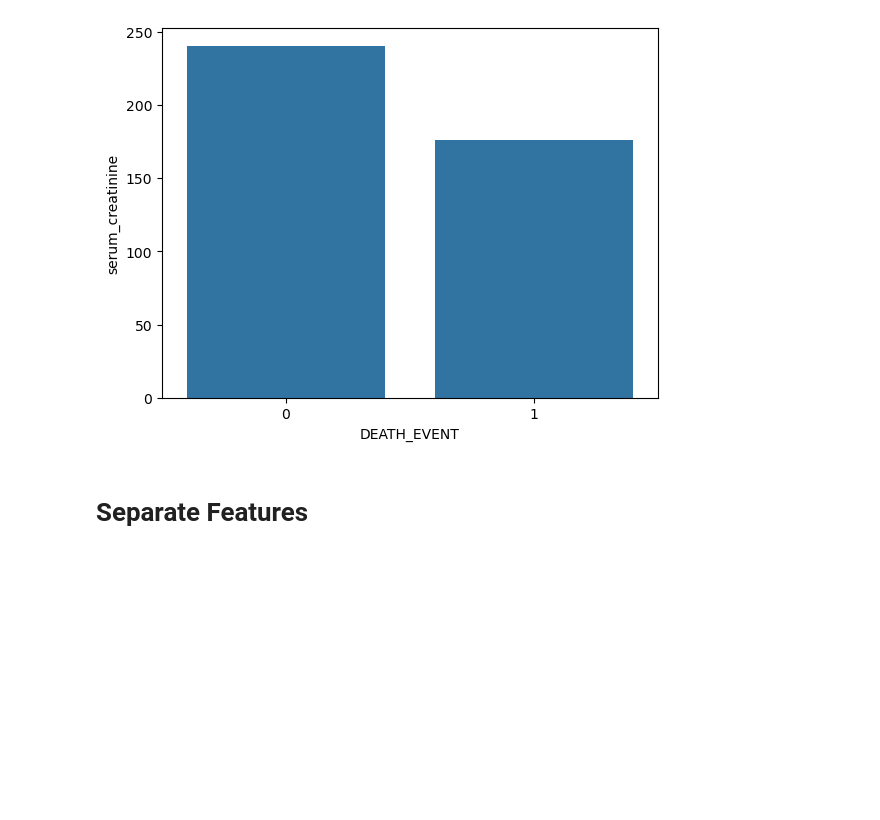
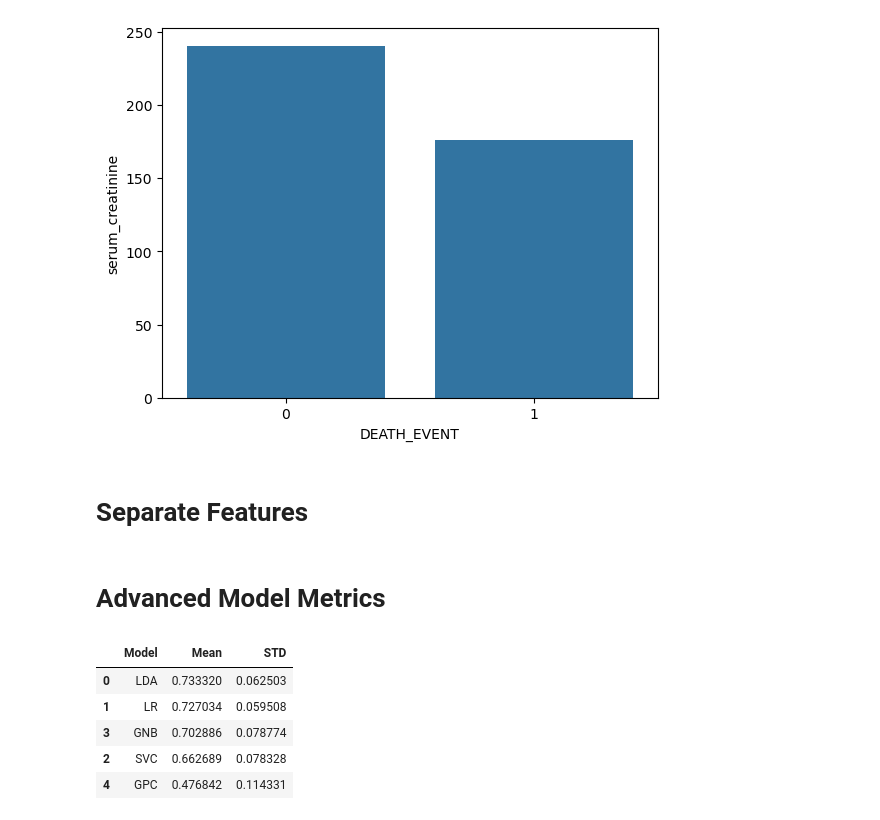
Before and after one commit to MaukanMir/Survival-Patient-Heart-Failure-Classification, a Jupyter notebook: training.ipynb, the cells around one changed output. Cells and saved outputs as stored; diff of their text form; code cells hidden in the pictures; blank space fills up the shorter version.

Commit message:
added new models

```diff
--- a/training.ipynb
+++ b/training.ipynb
@@ -93,6 +93,7 @@ def testing_selected_models(names:list, models:list, X:pd.DataFrame, y:pd.Series
         })
     performance_df = pd.DataFrame(model_performance)
     return performance_df.sort_values(by="Mean", ascending=False)
+
 def get_selected_models(names):
   """
   Returns selected models for ML processing
@@ -116,6 +117,22 @@ def get_selected_models(names):
     "XGB": XGBClassifier(),
     "MN": MultinomialNB()
   }
+
+  return [models[model] for model in names]
+
+def get_over_sampling_methods(X, y, name):
+
+  sampling_models = {
+    "KNN-SMOTE":SMOTE(k_neighbors=5, random_state=42),
+    "BL-SMOTE": BorderlineSMOTE(kind='borderline-1', random_state=42),
+    "SMOTE": SMOTE(),
+    "ADASYN": ADASYN(random_state=42)
+  }
+
+  smapling_model = sampling_models[name]
+  X_res, y_res = smapling_model.fit_resample(X, y)
+
+  return (X_res, y_res)
 # %% [markdown]
 # EDA Analysis
 # %%
@@ -224,3 +241,16 @@ sns.barplot(data=grouped_by_serum, x="DEATH_EVENT", y="serum_creatinine")
 # Separate Features
 # %%
 X,y = df.drop("DEATH_EVENT", axis=1), df['DEATH_EVENT']
+# %% [markdown]
+# Advanced Model Metrics
+# %%
+names = ['LDA', 'LR', 'SVC', 'GNB', "GPC"]
+models = get_selected_models(names)
+testing_selected_models(names, models, X, y)
+# %% [output]
+|  | Model | Mean | STD |
+| 0 | LDA | 0.733320 | 0.062503 |
+| 1 | LR | 0.727034 | 0.059508 |
+| 3 | GNB | 0.702886 | 0.078774 |
+| 2 | SVC | 0.662689 | 0.078328 |
+| 4 | GPC | 0.476842 | 0.114331 |
```
Also changed, not shown: parts of 1 cell of this notebook.
